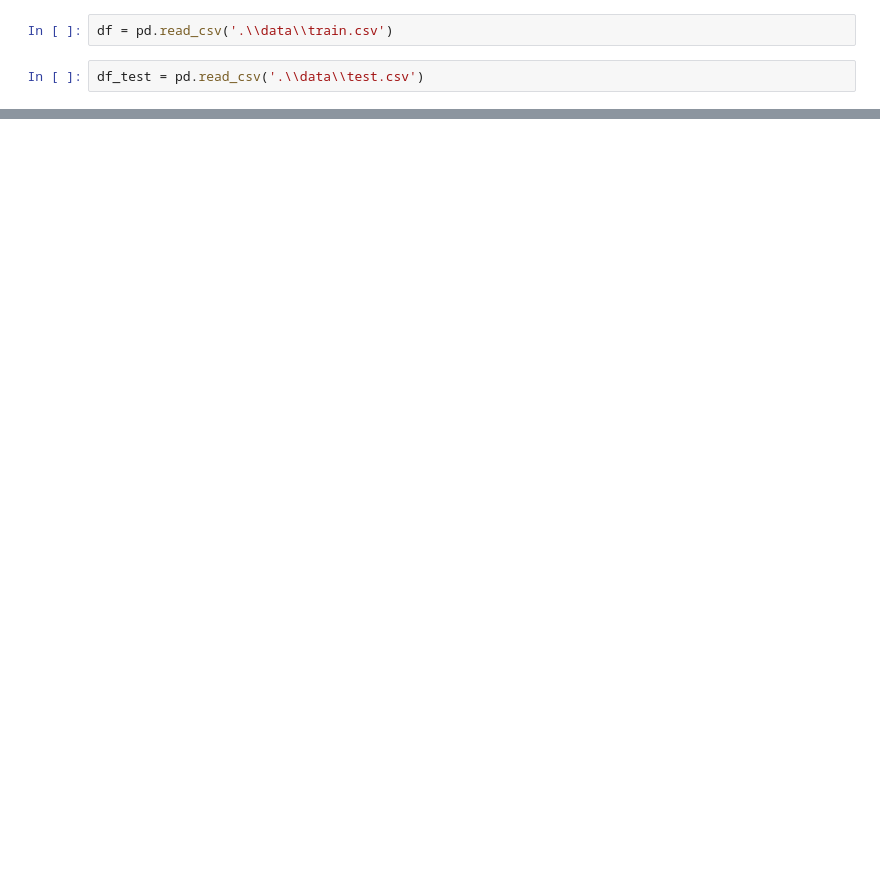
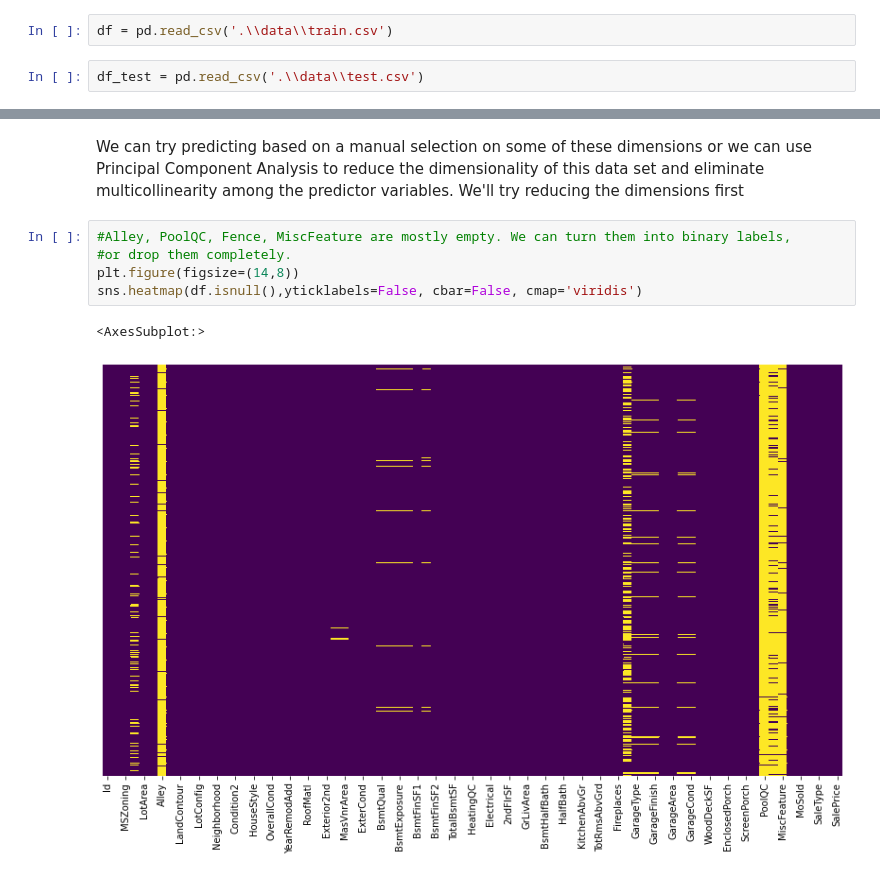
Before and after one commit to sperng/kaggle_house_prices, a Jupyter notebook: house_prices_competition.ipynb, the cells around one changed output, grey strips where cells are left out. Drawn from its saved outputs; the diff is of its cells as text; blank space fills up the shorter version.

```diff
--- a/house_prices_competition.ipynb
+++ b/house_prices_competition.ipynb
@@ -37,0 +128,10 @@ descriptions = open('.//data/data_description.txt', mode = 'r')
+# %% [markdown]
+We can try predicting based on a manual selection on some of these dimensions or we can use Principal Component Analysis to reduce the dimensionality of this data set and eliminate multicollinearity among the predictor variables. We'll try reducing the dimensions first
+# %%
+#Alley, PoolQC, Fence, MiscFeature are mostly empty. We can turn them into binary labels,
+#or drop them completely.
+plt.figure(figsize=(14,8))
+sns.heatmap(df.isnull(),yticklabels=False, cbar=False, cmap='viridis')
+# %% [output]
+<AxesSubplot:>
+[figure, added]
```
Also changed, not shown: parts of 15 cells of this notebook.
